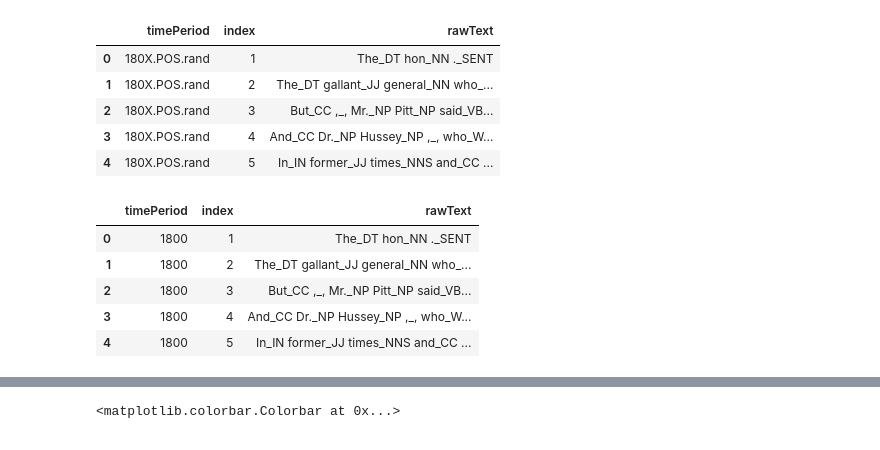
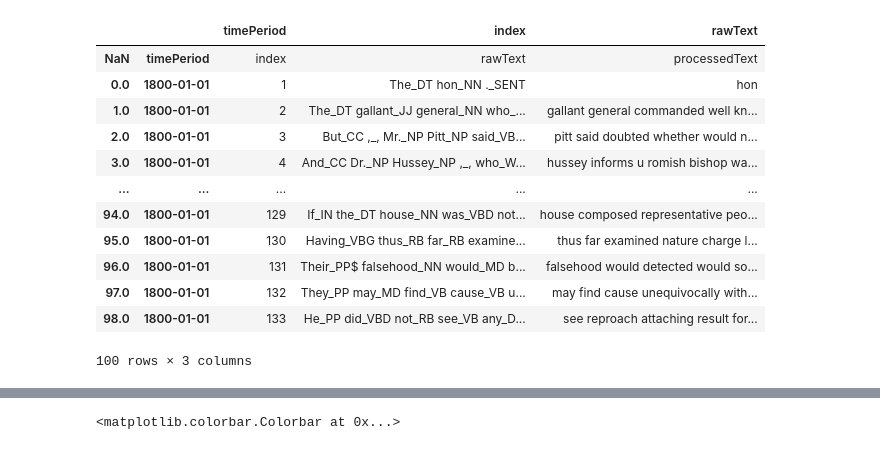
Before and after one commit to Altishofer/HansardSentimentTopicAnalysis, a Jupyter notebook: we_clusters.ipynb, the cells around one changed output, grey strips where cells are left out. Cells and saved outputs as stored; diff of their text form; code cells hidden in the pictures.

```diff
--- a/we_clusters.ipynb
+++ b/we_clusters.ipynb
@@ -1,29 +1,24 @@
 # %%
 import pandas as pd
-import os
 
-papers = pd.read_csv(
-    "./rawData/sampler_10ktexts_perdecade.ALL2.tsv",
-    sep='\t',
+reducedPapers = pd.read_csv(
+    "./processedData/processedData.csv",
+    sep=',',
     names=["timePeriod", "index", "rawText"]
 )
 
-papers.head()
+reducedPapers.head(100)
 # %% [output]
-|  | timePeriod | index | rawText |
-| 0 | 180X.POS.rand | 1 | The_DT hon_NN ._SENT |
-| 1 | 180X.POS.rand | 2 | The_DT gallant_JJ general_NN who_... |
-| 2 | 180X.POS.rand | 3 | But_CC ,_, Mr._NP Pitt_NP said_VB... |
-| 3 | 180X.POS.rand | 4 | And_CC Dr._NP Hussey_NP ,_, who_W... |
-| 4 | 180X.POS.rand | 5 | In_IN former_JJ times_NNS and_CC ... |
+|  |  | timePeriod | index | rawText |
+| NaN | timePeriod | index | rawText | processedText |
+| 0.0 | 1800-01-01 | 1 | The_DT hon_NN ._SENT | hon |
+| 1.0 | 1800-01-01 | 2 | The_DT gallant_JJ general_NN who_... | gallant general commanded well kn... |
+| 2.0 | 1800-01-01 | 3 | But_CC ,_, Mr._NP Pitt_NP said_VB... | pitt said doubted whether would n... |
+| 3.0 | 1800-01-01 | 4 | And_CC Dr._NP Hussey_NP ,_, who_W... | hussey informs u romish bishop wa... |
+| ... | ... | ... | ... | ... |
+| 94.0 | 1800-01-01 | 129 | If_IN the_DT house_NN was_VBD not... | house composed representative peo... |
+| 95.0 | 1800-01-01 | 130 | Having_VBG thus_RB far_RB examine... | thus far examined nature charge l... |
+| 96.0 | 1800-01-01 | 131 | Their_PP$ falsehood_NN would_MD b... | falsehood would detected would so... |
+| 97.0 | 1800-01-01 | 132 | They_PP may_MD find_VB cause_VB u... | may find cause unequivocally with... |
+| 98.0 | 1800-01-01 | 133 | He_PP did_VBD not_RB see_VB any_D... | see reproach attaching result for... |
+100 rows × 3 columns
-# %%
-papers['timePeriod'] = papers['timePeriod'].map(lambda x: x.rstrip('X.POS.rand'))
-papers['timePeriod'] = papers['timePeriod'].astype(str) + '0'
-papers.head()
-# %% [output]
-|  | timePeriod | index | rawText |
-| 0 | 1800 | 1 | The_DT hon_NN ._SENT |
-| 1 | 1800 | 2 | The_DT gallant_JJ general_NN who_... |
-| 2 | 1800 | 3 | But_CC ,_, Mr._NP Pitt_NP said_VB... |
-| 3 | 1800 | 4 | And_CC Dr._NP Hussey_NP ,_, who_W... |
-| 4 | 1800 | 5 | In_IN former_JJ times_NNS and_CC ... |
```
Also changed, not shown: parts of 3 cells of this notebook, 7 other files.
